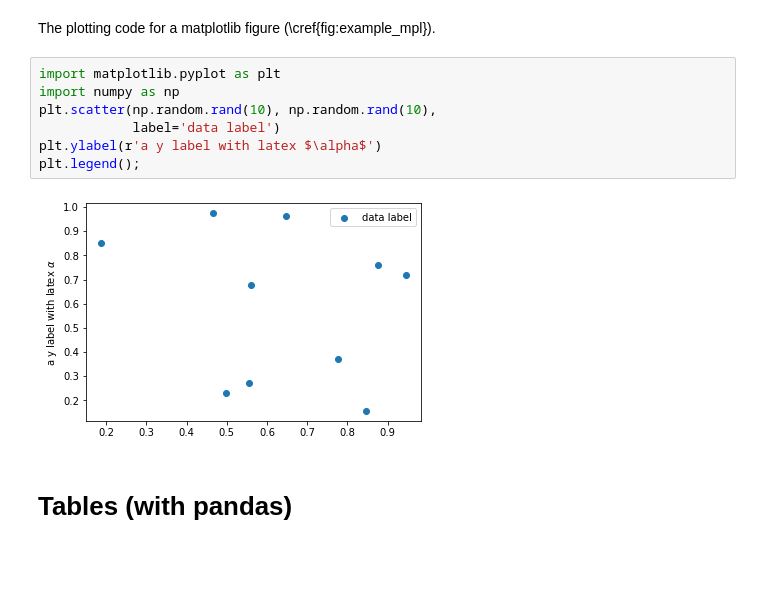
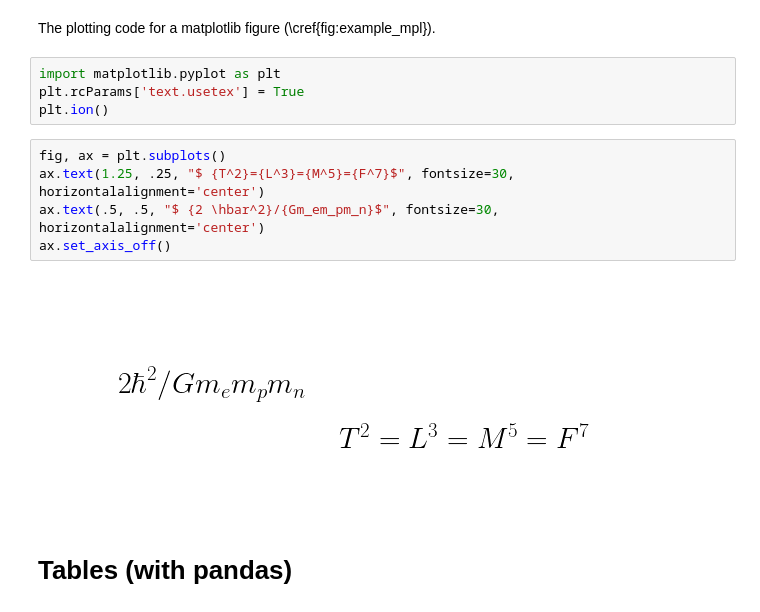
Before and after one commit to LaGuer/topological-axis, a Jupyter notebook: topological-axis.ipynb, the cells around one changed output. Cells and saved outputs as stored; diff of their text form; blank space fills up the shorter version.

```diff
--- a/topological-axis.ipynb
+++ b/topological-axis.ipynb
@@ -71,15 +71,17 @@ The topological axis follow the law $$exp(2^{d/4})$$,
 A matplotlib figure, with the caption set in the markdowncell above the figure.
 # %% [markdown]
 The plotting code for a matplotlib figure (\cref{fig:example_mpl}).
-# %%
-import matplotlib.pyplot as plt
-import numpy as np
-plt.scatter(np.random.rand(10), np.random.rand(10),
-            label='data label')
-plt.ylabel(r'a y label with latex $\alpha$')
-plt.legend();
-# %% [output]
-[figure, removed]
+# %%
+import matplotlib.pyplot as plt
+plt.rcParams['text.usetex'] = True
+plt.ion()
+# %%
+fig, ax = plt.subplots()
+ax.text(1.25, .25, "$ {T^2}={L^3}={M^5}={F^7}$", fontsize=30, horizontalalignment='center')
+ax.text(.5, .5, "$ {2 \hbar^2}/{Gm_em_pm_n}$", fontsize=30, horizontalalignment='center')
+ax.set_axis_off()
+# %% [output]
+[figure, added]
 # %% [markdown]
 # Tables (with pandas)
 # %% [markdown]
```
Also changed, not shown: parts of 14 cells of this notebook.
